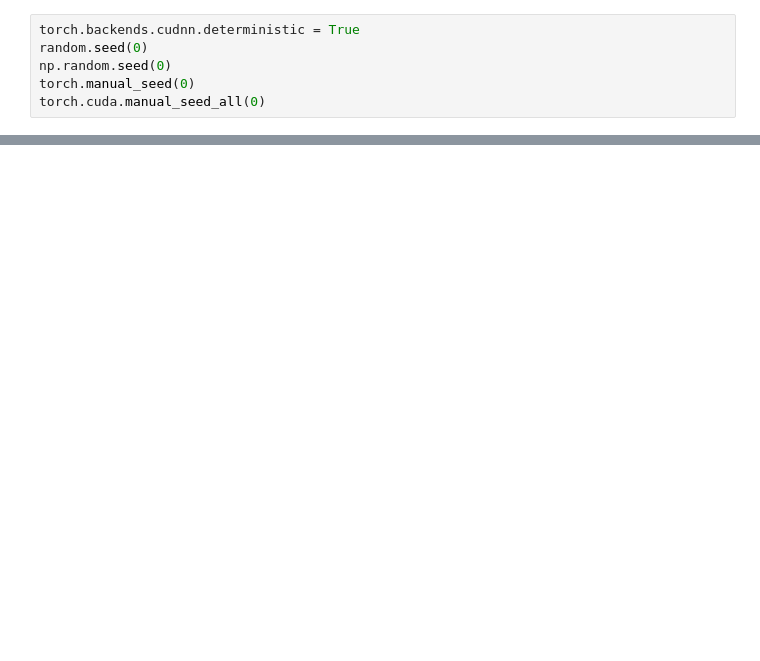
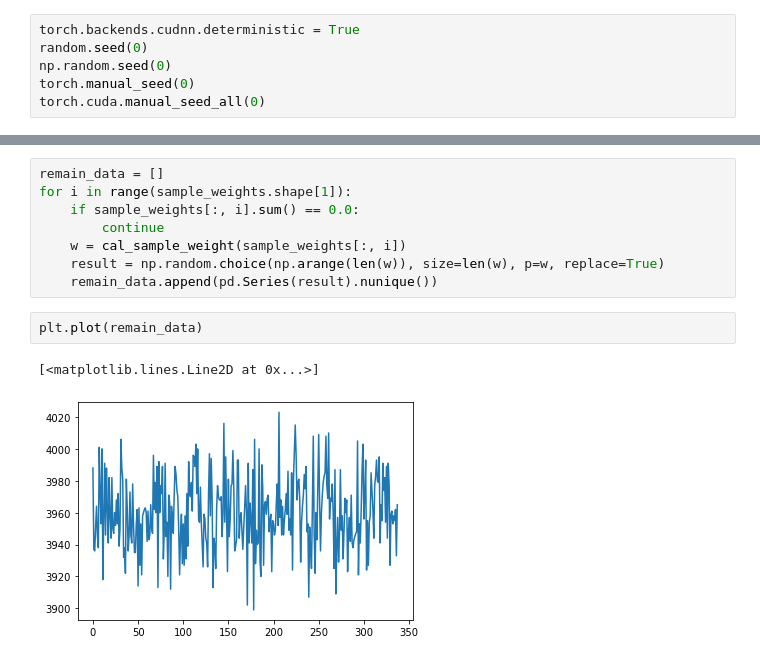
Before and after one commit to minsoo9506/my-paper, a Jupyter notebook: simulation.ipynb, the cells around one changed output, grey strips where cells are left out. Saved outputs shown, nothing was run; the diff lists cells and outputs as text; blank space fills up the shorter version.

```diff
--- a/simulation.ipynb
+++ b/simulation.ipynb
@@ -442,0 +597,13 @@ for file_name in file_list_csv:
+# %%
+remain_data = []
+for i in range(sample_weights.shape[1]):
+    if sample_weights[:, i].sum() == 0.0:
+        continue
+    w = cal_sample_weight(sample_weights[:, i])
+    result = np.random.choice(np.arange(len(w)), size=len(w), p=w, replace=True)
+    remain_data.append(pd.Series(result).nunique())
+# %%
+plt.plot(remain_data)
+# %% [output]
+[<matplotlib.lines.Line2D at 0x...>]
+[figure, added]
```
Also changed, not shown: parts of 44 cells of this notebook.
